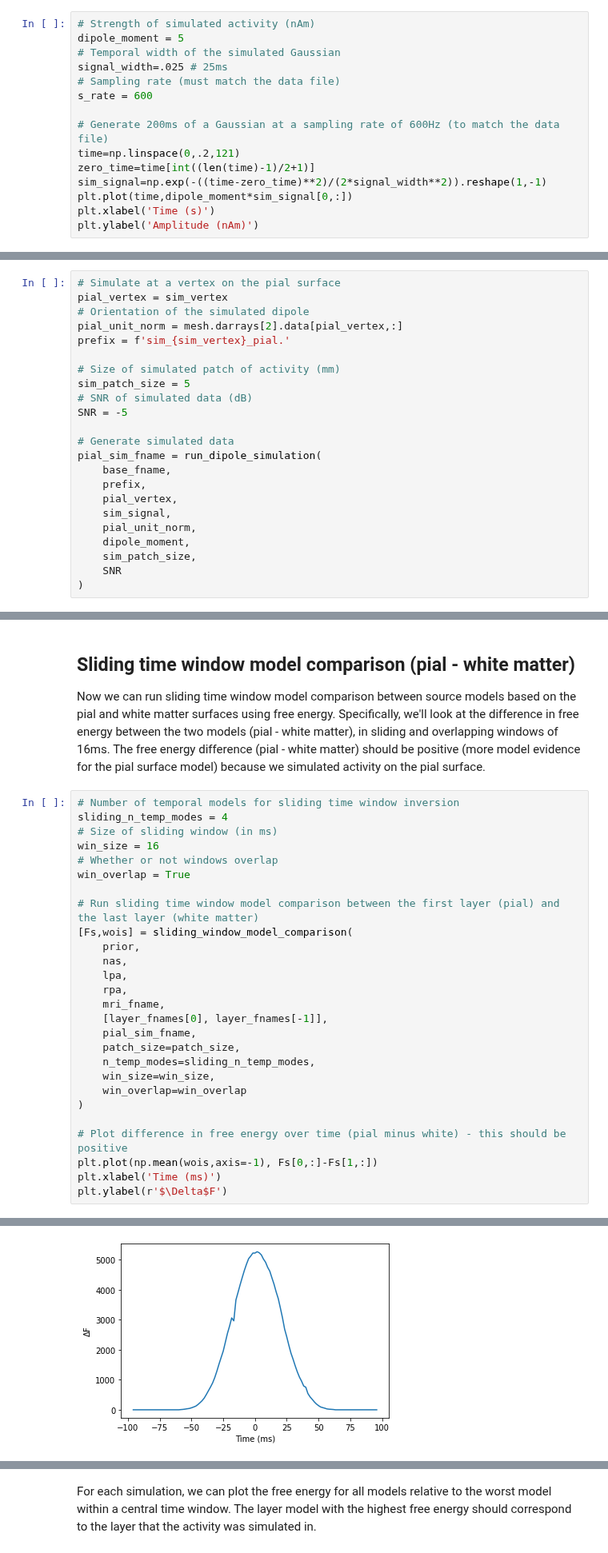
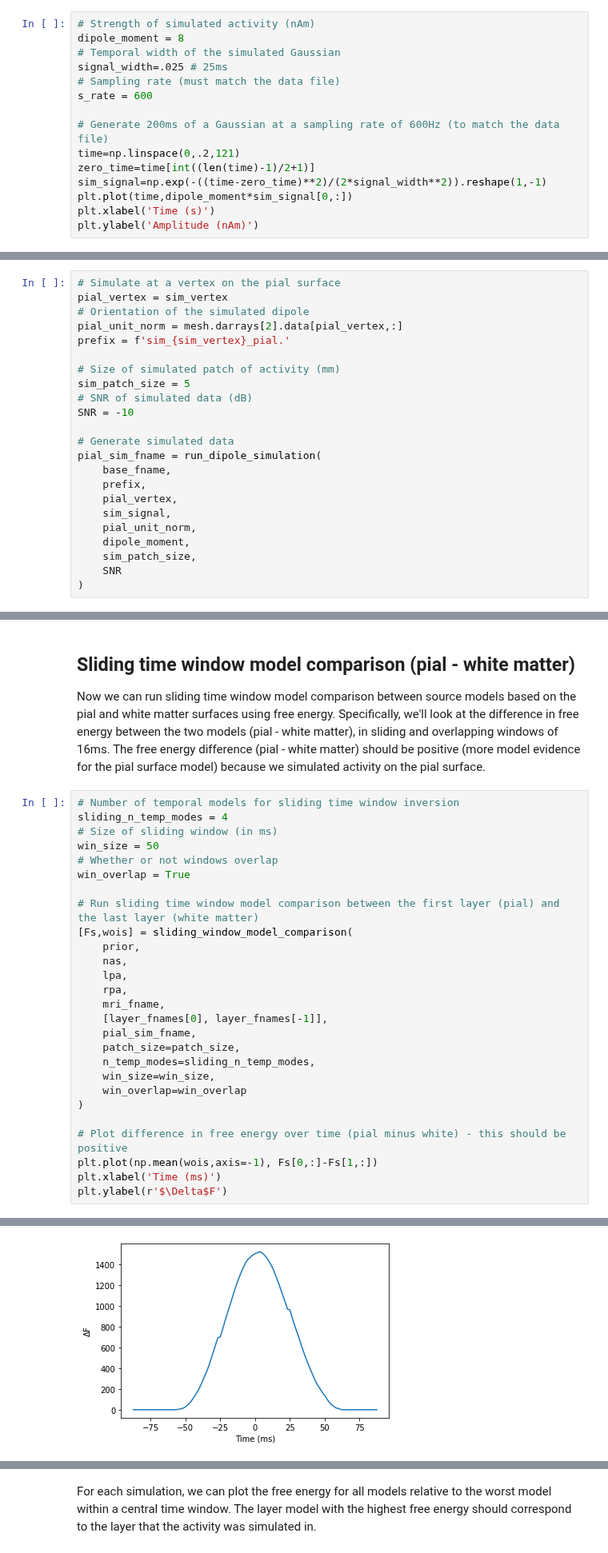
Before and after one commit to danclab/laMEG, a Jupyter notebook: tutorials/tutorial_04_sliding_win_model_comparison.ipynb, the cells around one changed output, grey strips where cells are left out. Shown at 80% size. Drawn from its saved outputs; the diff is of its cells as text.

```diff
--- a/tutorials/tutorial_04_sliding_win_model_comparison.ipynb
+++ b/tutorials/tutorial_04_sliding_win_model_comparison.ipynb
@@ -118,7 +118,7 @@ FWHM of 5.00 is approx 3.33 times vertex spacing
 We're going to simulate 200ms of a Gaussian with a dipole moment of 5nAm and a width of 25ms
 # %%
 # Strength of simulated activity (nAm)
-dipole_moment = 5
+dipole_moment = 8
 # Temporal width of the simulated Gaussian
 signal_width=.025 # 25ms
 # Sampling rate (must match the data file)
@@ -169,7 +169,7 @@ prefix = f'sim_{sim_vertex}_pial.'
 # Size of simulated patch of activity (mm)
 sim_patch_size = 5
 # SNR of simulated data (dB)
-SNR = -5
+SNR = -10
 
 # Generate simulated data
 pial_sim_fname = run_dipole_simulation(
@@ -261,36 +261,36 @@ Now we can run sliding time window model comparison between source models based
 # Number of temporal models for sliding time window inversion
 sliding_n_temp_modes = 4
 # Size of sliding window (in ms)
-win_size = 16
+win_size = 50
 # Whether or not windows overlap
 win_overlap = True
 
 # Run sliding time window model comparison between the first layer (pial) and the last layer (white matter)
 [Fs,wois] = sliding_window_model_comparison(
     prior,
     nas,
     lpa,
     rpa,
     mri_fname,
     [layer_fnames[0], layer_fnames[-1]],
     pial_sim_fname,
     patch_size=patch_size,
     n_temp_modes=sliding_n_temp_modes,
     win_size=win_size,
     win_overlap=win_overlap
 )
 
 # Plot difference in free energy over time (pial minus white) - this should be positive
 plt.plot(np.mean(wois,axis=-1), Fs[0,:]-Fs[1,:])
 plt.xlabel('Time (ms)')
 plt.ylabel(r'$\Delta$F')
 # %% [output]
 Smoothing ../test_output/sub-104/pial.ds.link_vector.gii
 FWHM of 5.00 is approx 3.11 times vertex spacing
 Smoothing ../test_output/sub-104/white.ds.link_vector.gii
 FWHM of 5.00 is approx 3.58 times vertex spacing
 Text(0, 0.5, '$\\Delta$F')
-[figure, old version]
+[figure, new version]
 # %% [markdown]
 ## White matter surface simulation with pial - white matter sliding time window model comparison
 Let's simulate the same pattern of activity, in the same location, but on the white matter surface. This time, sliding time window model comparison should yield greater model evidence for the white matter surface, and therefore the difference in free energy (pial - white matter) should be negative.
```
Also changed, not shown: parts of 3 cells of this notebook, 4 other files.
